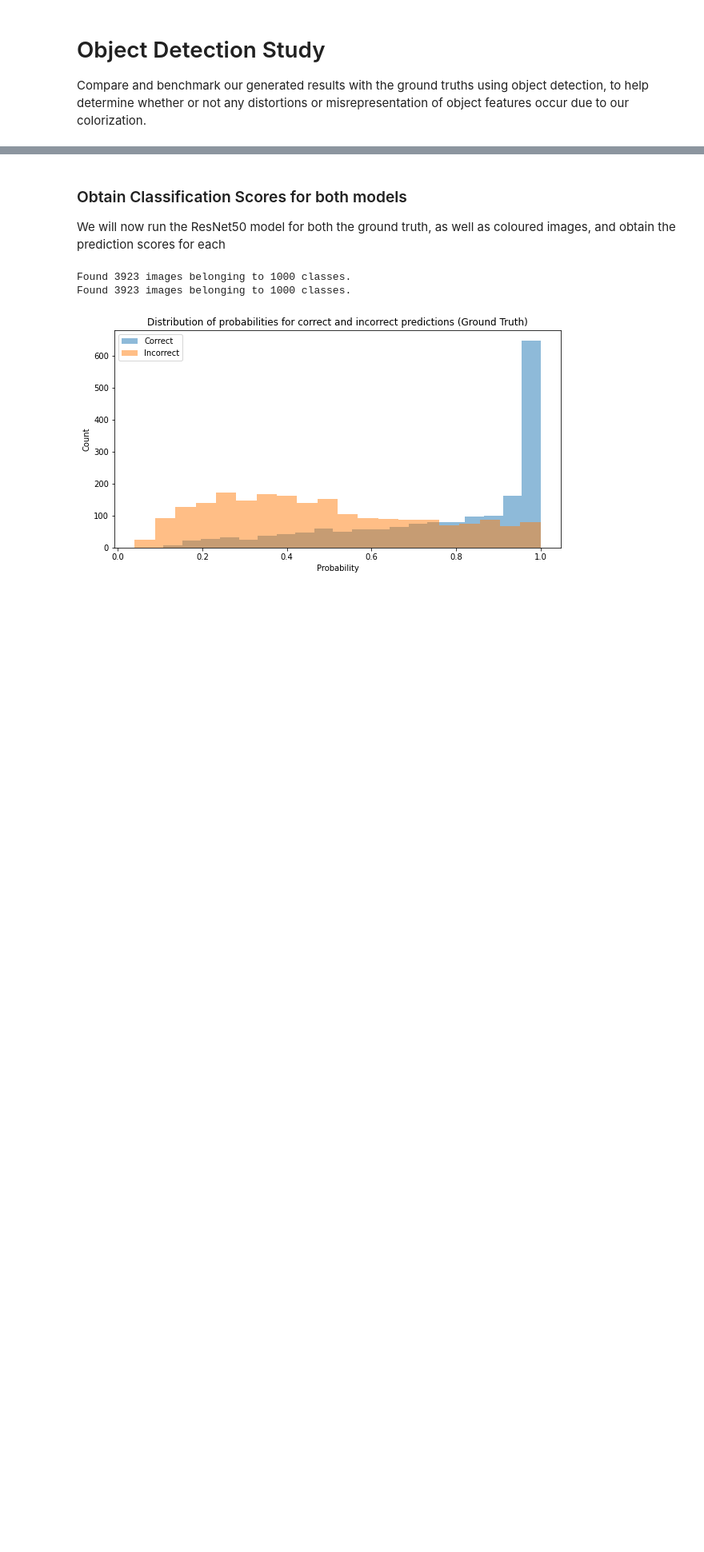
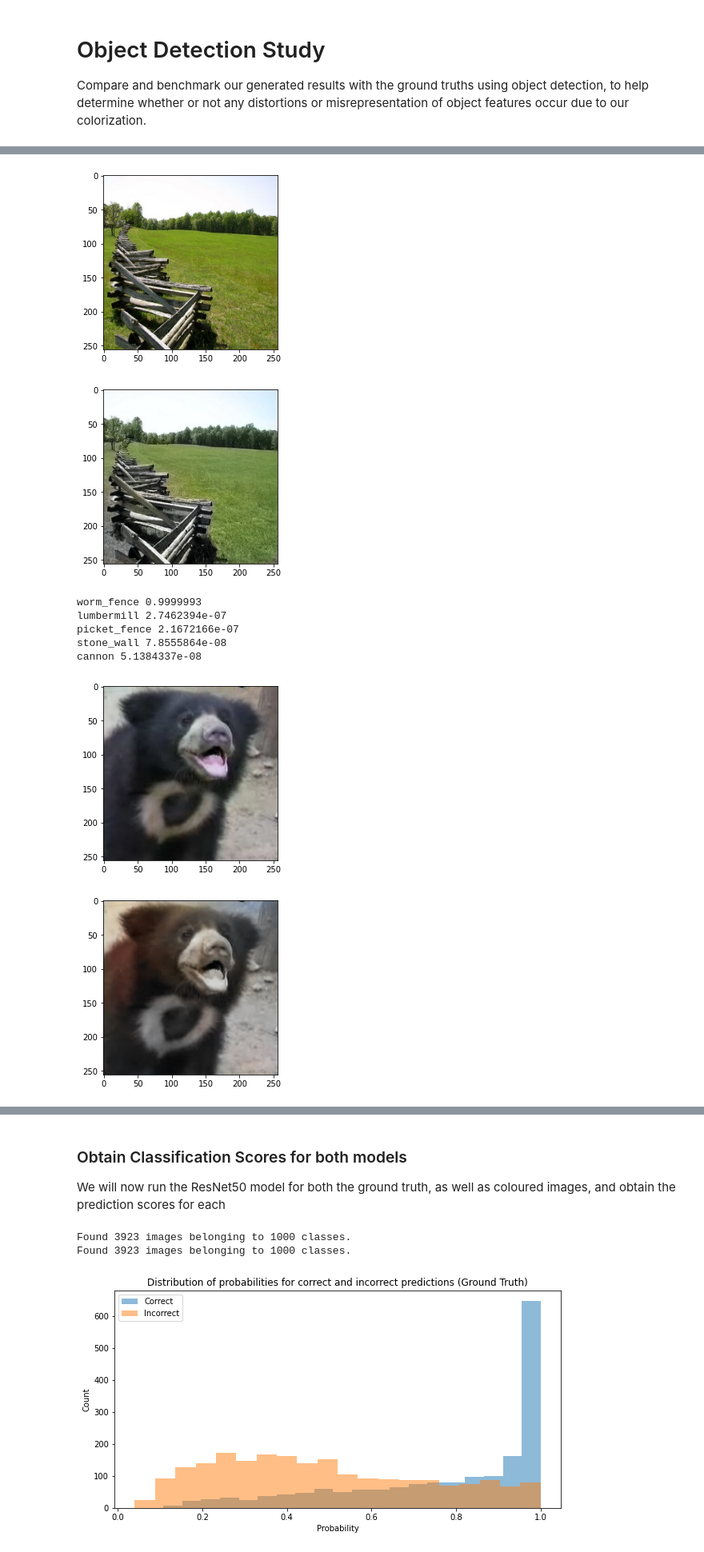
Before and after one commit to aravind-3105/Colorful-Image-Colorization, a Jupyter notebook: Src/Object Detection.ipynb, the cells around one changed output, grey strips where cells are left out. Shown at 80% size. Cells and saved outputs as stored; diff of their text form; code cells hidden in the pictures; blank space fills up the shorter version.

```diff
--- a/Src/Object Detection.ipynb
+++ b/Src/Object Detection.ipynb
@@ -56,0 +59,42 @@ sturgeon 0.07733496
+# %%
+# load all images from subfolders in one folder of test images
+test_images_pred_path = '../Datasets/mini_imagenet/imagenet-mini/test_images_pred/'
+test_images_gt_path = '../Datasets/mini_imagenet/imagenet-mini/test_images_gt/'
+test_images_pred = []
+test_images_gt = []
+for folder in os.listdir(test_images_pred_path):
+    for image in os.listdir(test_images_pred_path + folder):
+        test_images_pred.append(test_images_pred_path + folder + '/' + image)
+        test_images_gt.append(test_images_gt_path + folder + '/' + image)
+
+# randomly select 5 images from test set
+test_images_pred = np.array(test_images_pred)
+test_images_gt = np.array(test_images_gt)
+random_indices = np.random.choice(len(test_images_pred), 5)
+test_images_pred = test_images_pred[random_indices]
+test_images_gt = test_images_gt[random_indices]
+
+
+for i in range(len(test_images_pred)):
+    image_gt = Image.open(test_images_gt[i])
+    image_pred = Image.open(test_images_pred[i])
+    plt.imshow(image_gt)
+    plt.show()
+    plt.imshow(image_pred)
+    plt.show()
+    preprocessed_image = preprocess_image(image_pred)
+    predictions = model.predict(preprocessed_image)
+
+    top_predictions = tf.keras.applications.resnet50.decode_predictions(predictions, top=5)[0]
+    for prediction in top_predictions:
+        print(prediction[1], prediction[2])
+# %% [output]
+[figure, added]
+[figure, added]
+worm_fence 0.9999993
+lumbermill 2.7462394e-07
+picket_fence 2.1672166e-07
+stone_wall 7.8555864e-08
+cannon 5.1384337e-08
+[figure, added]
+[figure, added]
```
Also changed, not shown: parts of 2 cells of this notebook, 9 other files.
